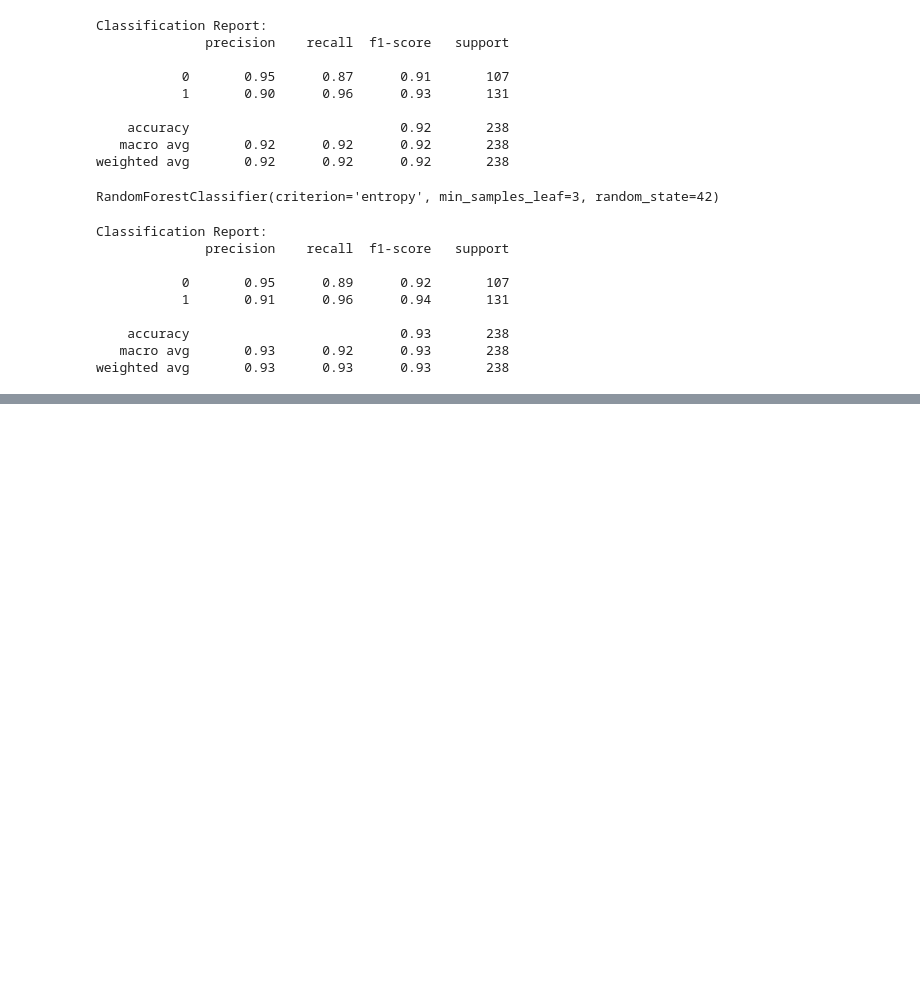
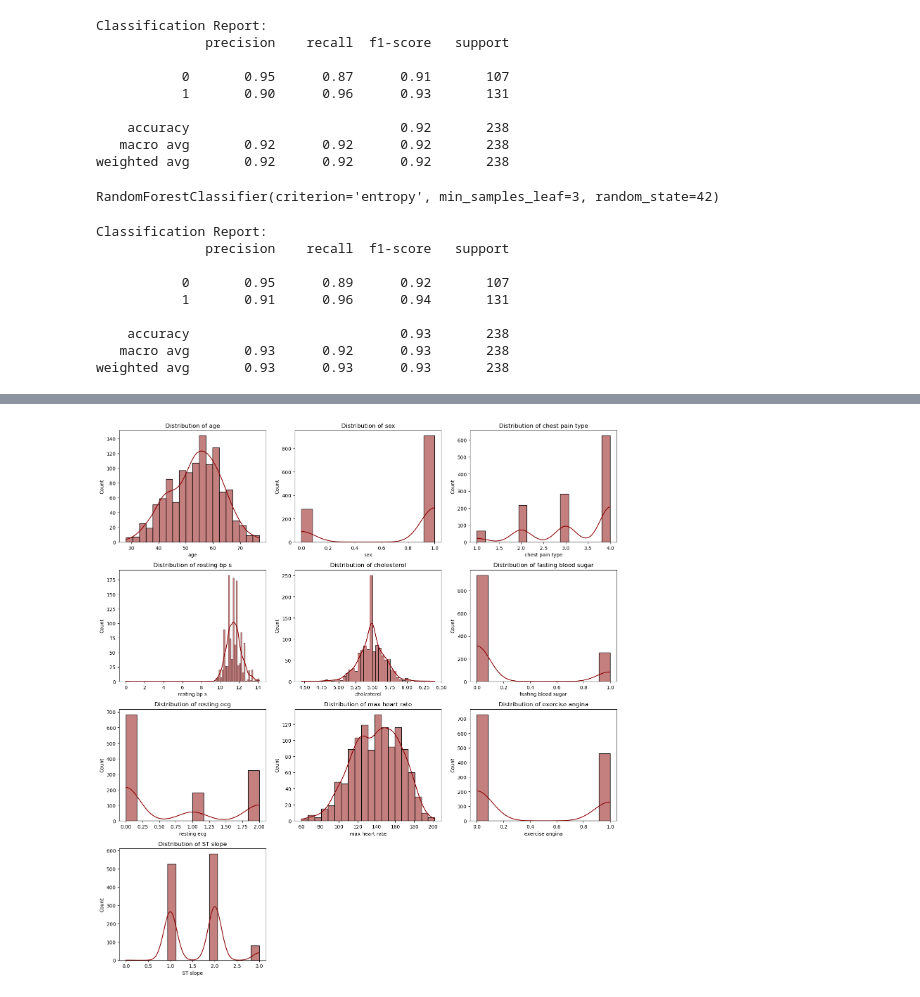
Before and after one commit to Benzamin-003/Decision-Tree-Concept, a Jupyter notebook: day2.ipynb, the cells around one changed output, grey strips where cells are left out. Cells and saved outputs as stored; diff of their text form; code cells hidden in the pictures; blank space fills up the shorter version.

```diff
--- a/day2.ipynb
+++ b/day2.ipynb
@@ -240,0 +292,25 @@ weighted avg       0.93      0.93      0.93       238
+# %%
+df['cholesterol'] = np.log1p(df['cholesterol'])
+df['resting bp s'] = np.sqrt(df['resting bp s'])
+
+
+
+cols = [col for col in df.columns if col != 'target']
+
+num_features = len(cols)
+cols_per_row = 3
+rows = (num_features + cols_per_row - 1) // cols_per_row
+
+plt.figure(figsize=(cols_per_row * 5, rows * 4))
+
+for i, col in enumerate(cols, 1):
+    plt.subplot(rows, cols_per_row, i)
+    sns.histplot(df[col].dropna(), kde=True, color='darkred')
+    plt.title(f'Distribution of {col}')
+    plt.xlabel(col)
+    plt.ylabel('Count')
+
+plt.tight_layout()
+plt.show()
+# %% [output]
+[figure, added]
```
Also changed, not shown: parts of 21 cells of this notebook.
